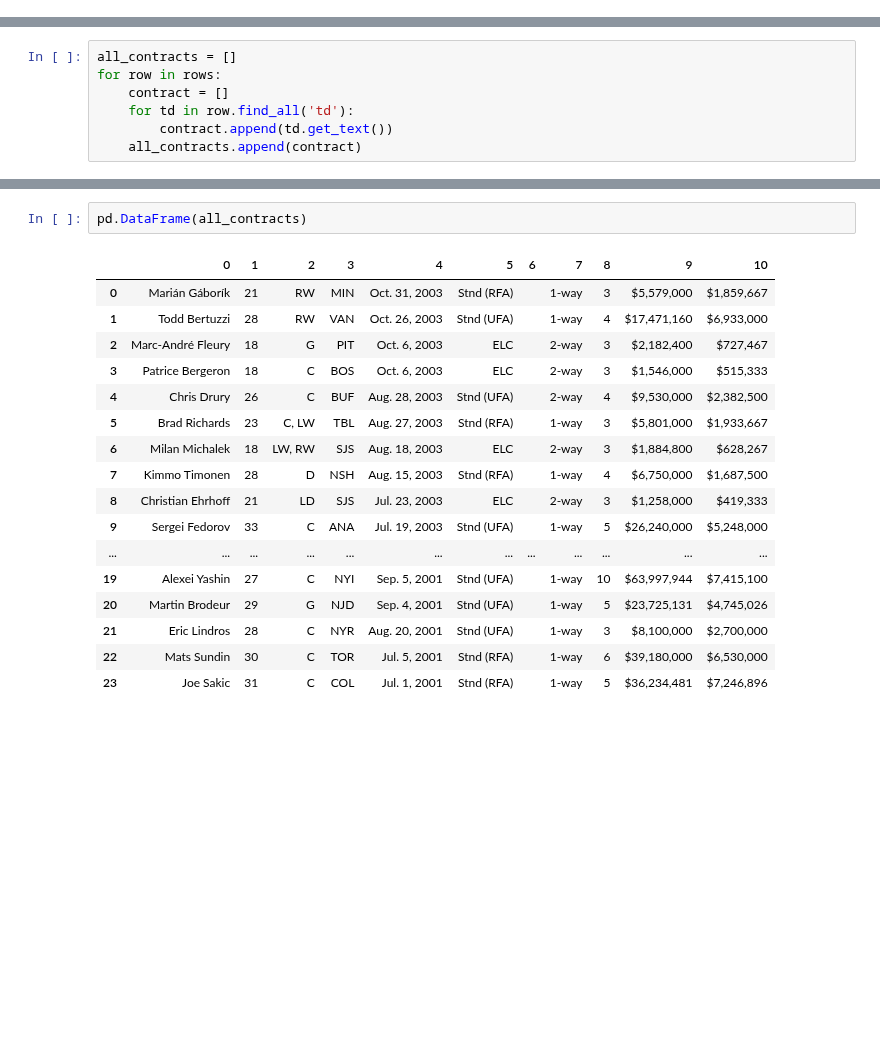
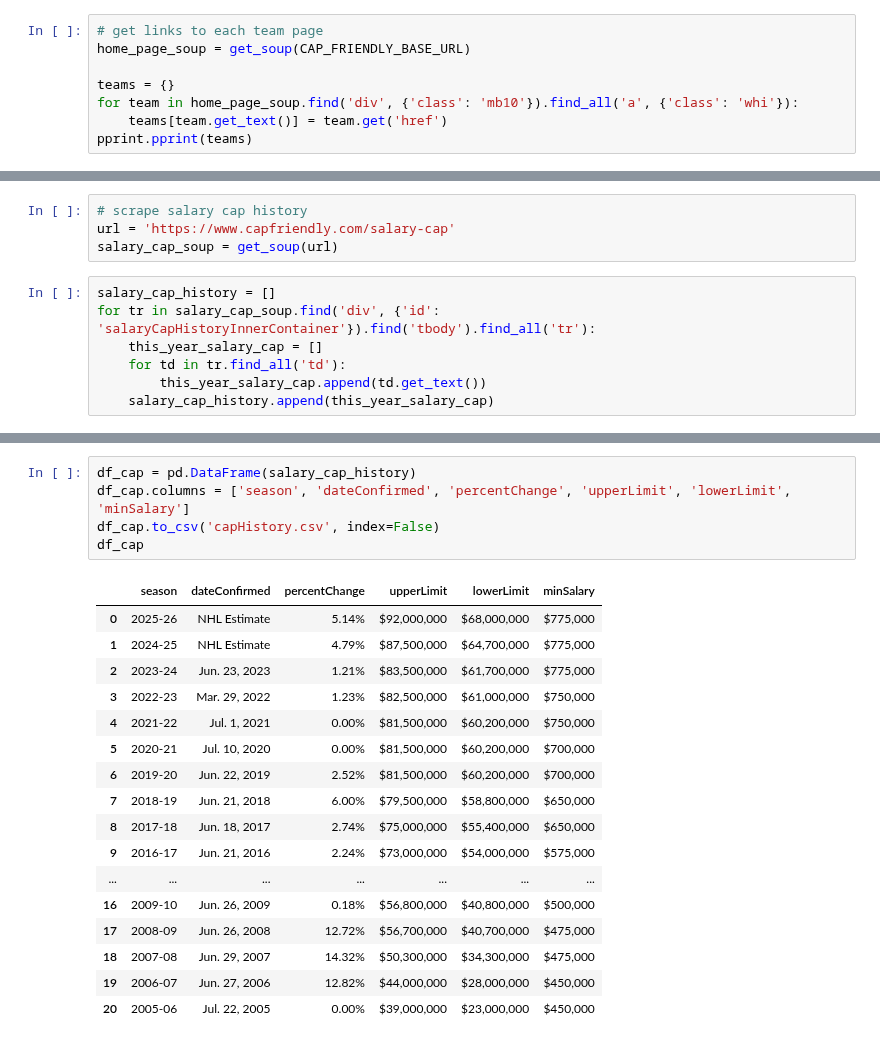
Before and after one commit to shawzy2/minWage, a Jupyter notebook: notebook/miner.ipynb, the cells around one changed output, grey strips where cells are left out. Drawn from its saved outputs; the diff is of its cells as text; blank space fills up the shorter version.

```diff
--- a/notebook/miner.ipynb
+++ b/notebook/miner.ipynb
@@ -31,0 +23,8 @@ rows = soup.find('tbody').find_all('tr')
+# %%
+# get links to each team page
+home_page_soup = get_soup(CAP_FRIENDLY_BASE_URL)
+
+teams = {}
+for team in home_page_soup.find('div', {'class': 'mb10'}).find_all('a', {'class': 'whi'}):
+    teams[team.get_text()] = team.get('href')
+pprint.pprint(teams)
@@ -32,7 +145,11 @@ rows = soup.find('tbody').find_all('tr')
+# %%
+# scrape salary cap history
+url = 'https://www.capfriendly.com/salary-cap'
+salary_cap_soup = get_soup(url)
 # %%
-all_contracts = []
-for row in rows:
-    contract = []
-    for td in row.find_all('td'):
-        contract.append(td.get_text())
-    all_contracts.append(contract)
+salary_cap_history = []
+for tr in salary_cap_soup.find('div', {'id': 'salaryCapHistoryInnerContainer'}).find('tbody').find_all('tr'):
+    this_year_salary_cap = []
+    for td in tr.find_all('td'):
+        this_year_salary_cap.append(td.get_text())
+    salary_cap_history.append(this_year_salary_cap)
@@ -59,20 +156,23 @@ all_contracts
-# %%
-pd.DataFrame(all_contracts)
-# %% [output]
-|  | 0 | 1 | 2 | 3 | 4 | 5 | 6 | 7 | 8 | 9 | 10 |
-| 0 | Marián Gáborík | 21 | RW | MIN | Oct. 31, 2003 | Stnd (RFA) |  | 1-way | 3 | $5,579,000 | $1,859,667 |
-| 1 | Todd Bertuzzi | 28 | RW | VAN | Oct. 26, 2003 | Stnd (UFA) |  | 1-way | 4 | $17,471,160 | $6,933,000 |
-| 2 | Marc-André Fleury | 18 | G | PIT | Oct. 6, 2003 | ELC |  | 2-way | 3 | $2,182,400 | $727,467 |
-| 3 | Patrice Bergeron | 18 | C | BOS | Oct. 6, 2003 | ELC |  | 2-way | 3 | $1,546,000 | $515,333 |
-| 4 | Chris Drury | 26 | C | BUF | Aug. 28, 2003 | Stnd (UFA) |  | 2-way | 4 | $9,530,000 | $2,382,500 |
-| 5 | Brad Richards | 23 | C, LW | TBL | Aug. 27, 2003 | Stnd (RFA) |  | 1-way | 3 | $5,801,000 | $1,933,667 |
-| 6 | Milan Michalek | 18 | LW, RW | SJS | Aug. 18, 2003 | ELC |  | 2-way | 3 | $1,884,800 | $628,267 |
-| 7 | Kimmo Timonen | 28 | D | NSH | Aug. 15, 2003 | Stnd (RFA) |  | 1-way | 4 | $6,750,000 | $1,687,500 |
-| 8 | Christian Ehrhoff | 21 | LD | SJS | Jul. 23, 2003 | ELC |  | 2-way | 3 | $1,258,000 | $419,333 |
-| 9 | Sergei Fedorov | 33 | C | ANA | Jul. 19, 2003 | Stnd (UFA) |  | 1-way | 5 | $26,240,000 | $5,248,000 |
-| ... | ... | ... | ... | ... | ... | ... | ... | ... | ... | ... | ... |
-| 19 | Alexei Yashin | 27 | C | NYI | Sep. 5, 2001 | Stnd (UFA) |  | 1-way | 10 | $63,997,944 | $7,415,100 |
-| 20 | Martin Brodeur | 29 | G | NJD | Sep. 4, 2001 | Stnd (UFA) |  | 1-way | 5 | $23,725,131 | $4,745,026 |
-| 21 | Eric Lindros | 28 | C | NYR | Aug. 20, 2001 | Stnd (UFA) |  | 1-way | 3 | $8,100,000 | $2,700,000 |
-| 22 | Mats Sundin | 30 | C | TOR | Jul. 5, 2001 | Stnd (RFA) |  | 1-way | 6 | $39,180,000 | $6,530,000 |
-| 23 | Joe Sakic | 31 | C | COL | Jul. 1, 2001 | Stnd (RFA) |  | 1-way | 5 | $36,234,481 | $7,246,896 |
+# %%
+df_cap = pd.DataFrame(salary_cap_history)
+df_cap.columns = ['season', 'dateConfirmed', 'percentChange', 'upperLimit', 'lowerLimit', 'minSalary']
+df_cap.to_csv('capHistory.csv', index=False)
+df_cap
+# %% [output]
+|  | season | dateConfirmed | percentChange | upperLimit | lowerLimit | minSalary |
+| 0 | 2025-26 | NHL Estimate | 5.14% | $92,000,000 | $68,000,000 | $775,000 |
+| 1 | 2024-25 | NHL Estimate | 4.79% | $87,500,000 | $64,700,000 | $775,000 |
+| 2 | 2023-24 | Jun. 23, 2023 | 1.21% | $83,500,000 | $61,700,000 | $775,000 |
+| 3 | 2022-23 | Mar. 29, 2022 | 1.23% | $82,500,000 | $61,000,000 | $750,000 |
+| 4 | 2021-22 | Jul. 1, 2021 | 0.00% | $81,500,000 | $60,200,000 | $750,000 |
+| 5 | 2020-21 | Jul. 10, 2020 | 0.00% | $81,500,000 | $60,200,000 | $700,000 |
+| 6 | 2019-20 | Jun. 22, 2019 | 2.52% | $81,500,000 | $60,200,000 | $700,000 |
+| 7 | 2018-19 | Jun. 21, 2018 | 6.00% | $79,500,000 | $58,800,000 | $650,000 |
+| 8 | 2017-18 | Jun. 18, 2017 | 2.74% | $75,000,000 | $55,400,000 | $650,000 |
+| 9 | 2016-17 | Jun. 21, 2016 | 2.24% | $73,000,000 | $54,000,000 | $575,000 |
+| ... | ... | ... | ... | ... | ... | ... |
+| 16 | 2009-10 | Jun. 26, 2009 | 0.18% | $56,800,000 | $40,800,000 | $500,000 |
+| 17 | 2008-09 | Jun. 26, 2008 | 12.72% | $56,700,000 | $40,700,000 | $475,000 |
+| 18 | 2007-08 | Jun. 29, 2007 | 14.32% | $50,300,000 | $34,300,000 | $475,000 |
+| 19 | 2006-07 | Jun. 27, 2006 | 12.82% | $44,000,000 | $28,000,000 | $450,000 |
+| 20 | 2005-06 | Jul. 22, 2005 | 0.00% | $39,000,000 | $23,000,000 | $450,000 |
```
Also changed, not shown: parts of 11 cells of this notebook, 4 other files.
